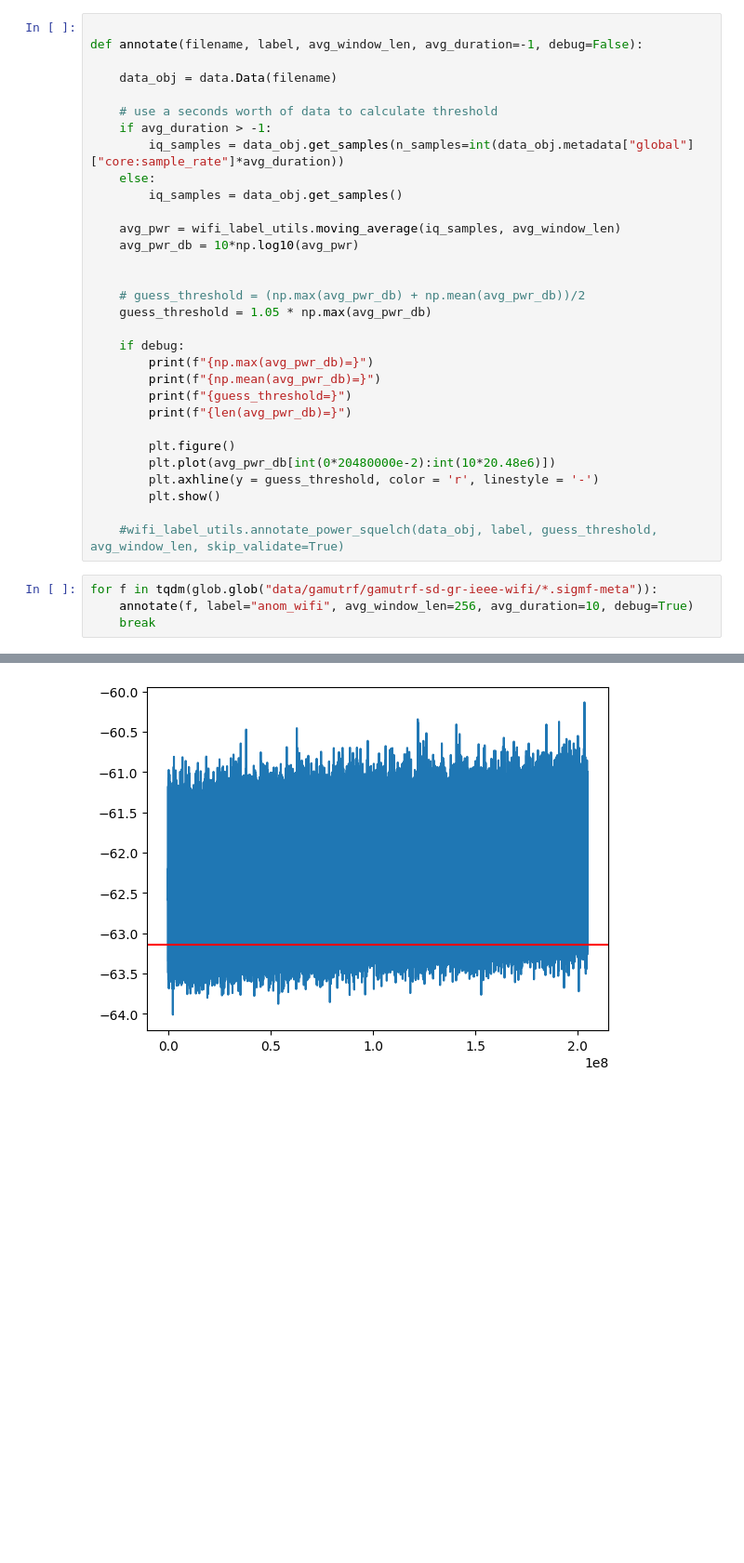
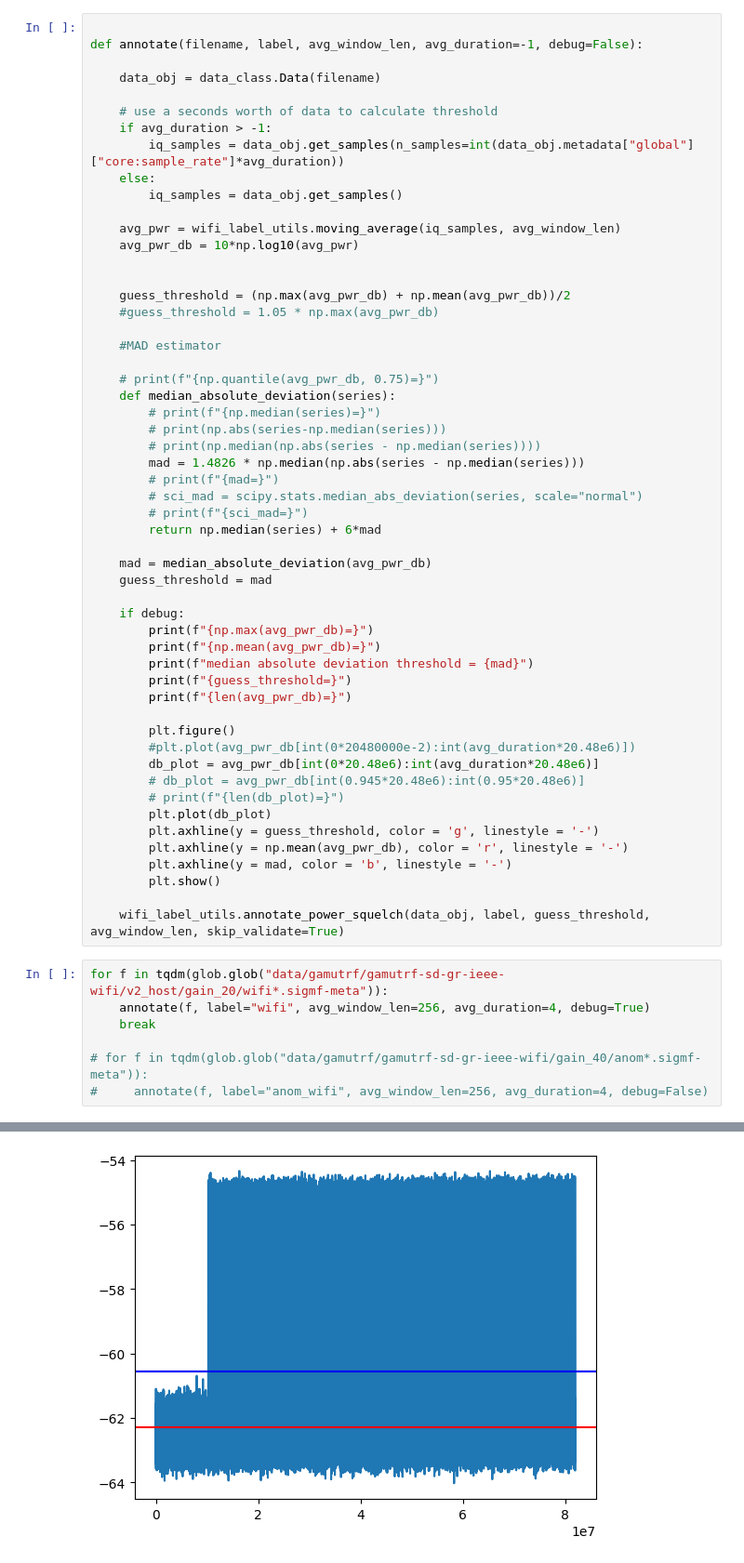
Before and after one commit to IQTLabs/rfml, a Jupyter notebook: rfml-dev/sd-gr-ieee.ipynb, the cells around one changed output, grey strips where cells are left out. Shown at 93% size. Cells and saved outputs as stored; diff of their text form; blank space fills up the shorter version.

Commit message:
Add offline test and annotation utils.

```diff
--- a/rfml-dev/sd-gr-ieee.ipynb
+++ b/rfml-dev/sd-gr-ieee.ipynb
@@ -12,7 +13,7 @@ import wifi_label_utils
 
 def annotate(filename, label, avg_window_len, avg_duration=-1, debug=False):
 
-    data_obj = data.Data(filename)
+    data_obj = data_class.Data(filename)
 
     # use a seconds worth of data to calculate threshold
     if avg_duration > -1:
@@ -24,24 +25,50 @@ def annotate(filename, label, avg_window_len, avg_duration=-1, debug=False):
     avg_pwr_db = 10*np.log10(avg_pwr)
 
 
-    # guess_threshold = (np.max(avg_pwr_db) + np.mean(avg_pwr_db))/2
-    guess_threshold = 1.05 * np.max(avg_pwr_db)
+    guess_threshold = (np.max(avg_pwr_db) + np.mean(avg_pwr_db))/2
+    #guess_threshold = 1.05 * np.max(avg_pwr_db)
+
+    #MAD estimator
+
+    # print(f"{np.quantile(avg_pwr_db, 0.75)=}")
+    def median_absolute_deviation(series):
+        # print(f"{np.median(series)=}")
+        # print(np.abs(series-np.median(series)))
+        # print(np.median(np.abs(series - np.median(series))))
+        mad = 1.4826 * np.median(np.abs(series - np.median(series)))
+        # print(f"{mad=}")
+        # sci_mad = scipy.stats.median_abs_deviation(series, scale="normal")
+        # print(f"{sci_mad=}")
+        return np.median(series) + 6*mad
+
+    mad = median_absolute_deviation(avg_pwr_db)
+    guess_threshold = mad
 
     if debug:
         print(f"{np.max(avg_pwr_db)=}")
         print(f"{np.mean(avg_pwr_db)=}")
+        print(f"median absolute deviation threshold = {mad}")
         print(f"{guess_threshold=}")
         print(f"{len(avg_pwr_db)=}")
 
         plt.figure()
-        plt.plot(avg_pwr_db[int(0*20480000e-2):int(10*20.48e6)])
-        plt.axhline(y = guess_threshold, color = 'r', linestyle = '-')
+        #plt.plot(avg_pwr_db[int(0*20480000e-2):int(avg_duration*20.48e6)])
+        db_plot = avg_pwr_db[int(0*20.48e6):int(avg_duration*20.48e6)]
+        # db_plot = avg_pwr_db[int(0.945*20.48e6):int(0.95*20.48e6)]
+        # print(f"{len(db_plot)=}")
+        plt.plot(db_plot)
+        plt.axhline(y = guess_threshold, color = 'g', linestyle = '-')
+        plt.axhline(y = np.mean(avg_pwr_db), color = 'r', linestyle = '-')
+        plt.axhline(y = mad, color = 'b', linestyle = '-')
         plt.show()
 
-    #wifi_label_utils.annotate_power_squelch(data_obj, label, guess_threshold, avg_window_len, skip_validate=True)
+    wifi_label_utils.annotate_power_squelch(data_obj, label, guess_threshold, avg_window_len, skip_validate=True)
 # %%
-for f in tqdm(glob.glob("data/gamutrf/gamutrf-sd-gr-ieee-wifi/*.sigmf-meta")):
-    annotate(f, label="anom_wifi", avg_window_len=256, avg_duration=10, debug=True)
+for f in tqdm(glob.glob("data/gamutrf/gamutrf-sd-gr-ieee-wifi/v2_host/gain_20/wifi*.sigmf-meta")):
+    annotate(f, label="wifi", avg_window_len=256, avg_duration=4, debug=True)
     break
+
+# for f in tqdm(glob.glob("data/gamutrf/gamutrf-sd-gr-ieee-wifi/gain_40/anom*.sigmf-meta")):
+#     annotate(f, label="anom_wifi", avg_window_len=256, avg_duration=4, debug=False)
 # %% [output]
 Loaded
@@ -55 +83 @@ len(avg_pwr_db)=204799745
-[figure, old version]
+[figure, new version]
```
Also changed, not shown: parts of 13 cells of this notebook, 6 other files.
